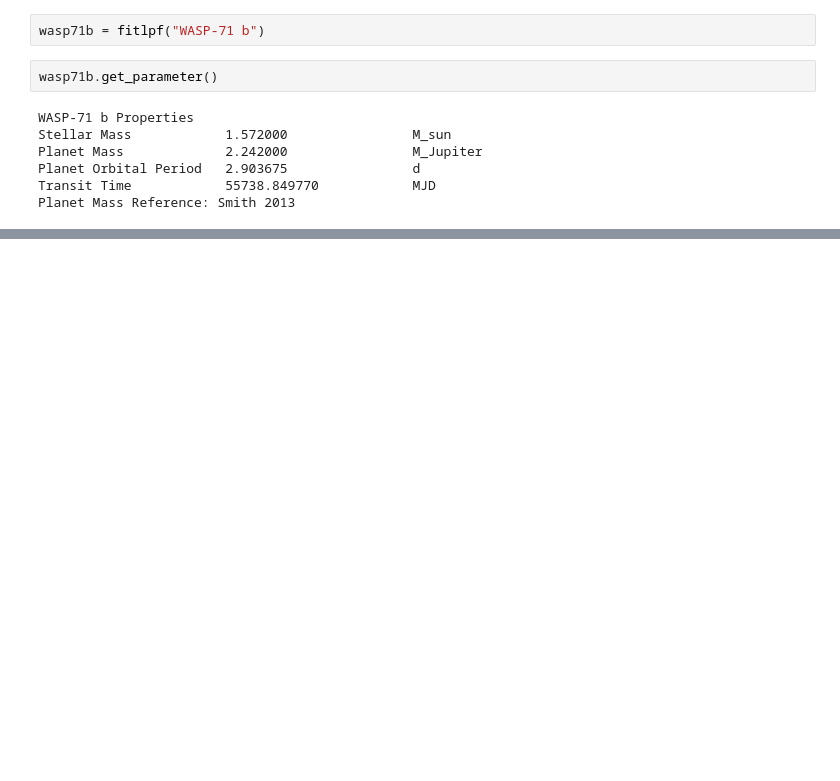
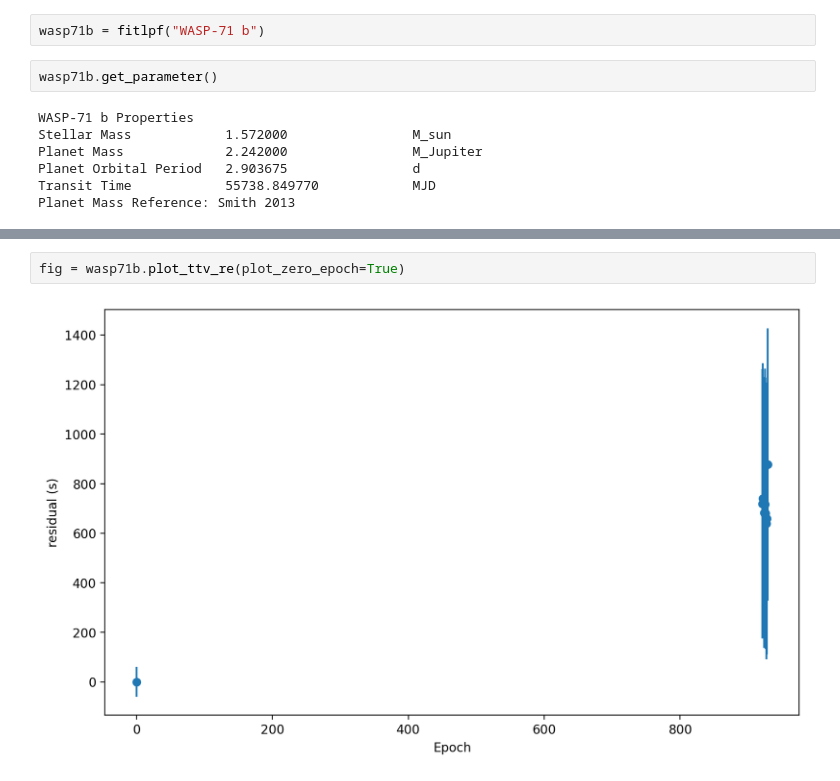
Before and after one commit to troyzx/fitransit, a Jupyter notebook: WASP-71 b.ipynb, the cells around one changed output, grey strips where cells are left out. Cells and saved outputs as stored; diff of their text form; blank space fills up the shorter version.

```diff
--- a/WASP-71 b.ipynb
+++ b/WASP-71 b.ipynb
@@ -61,0 +89,4 @@ for i in range(len(wasp71b.lpf.times)):
+# %%
+fig = wasp71b.plot_ttv_re(plot_zero_epoch=True)
+# %% [output]
+[figure, added]
```
Also changed, not shown: parts of 8 cells of this notebook, 7 other files.
